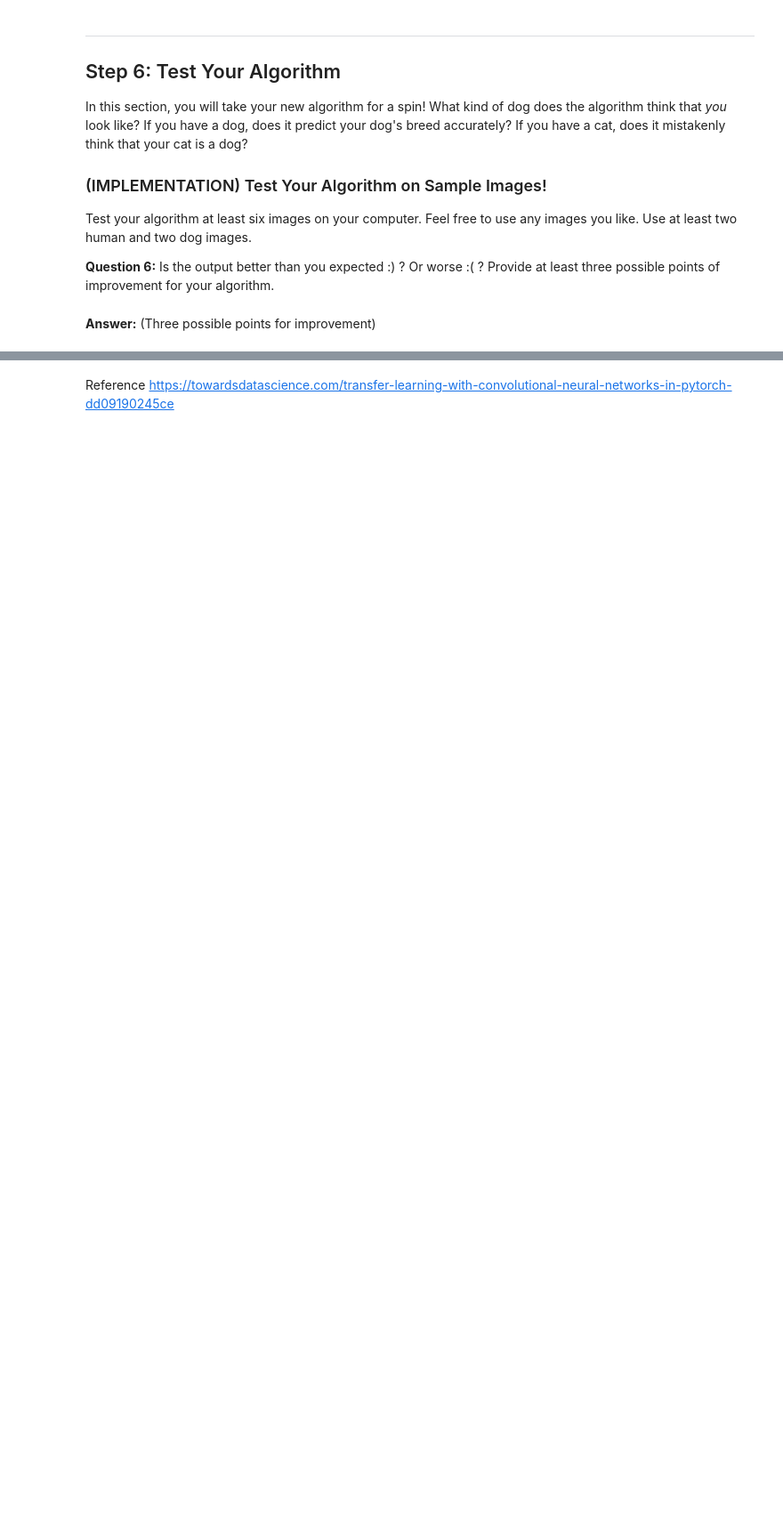
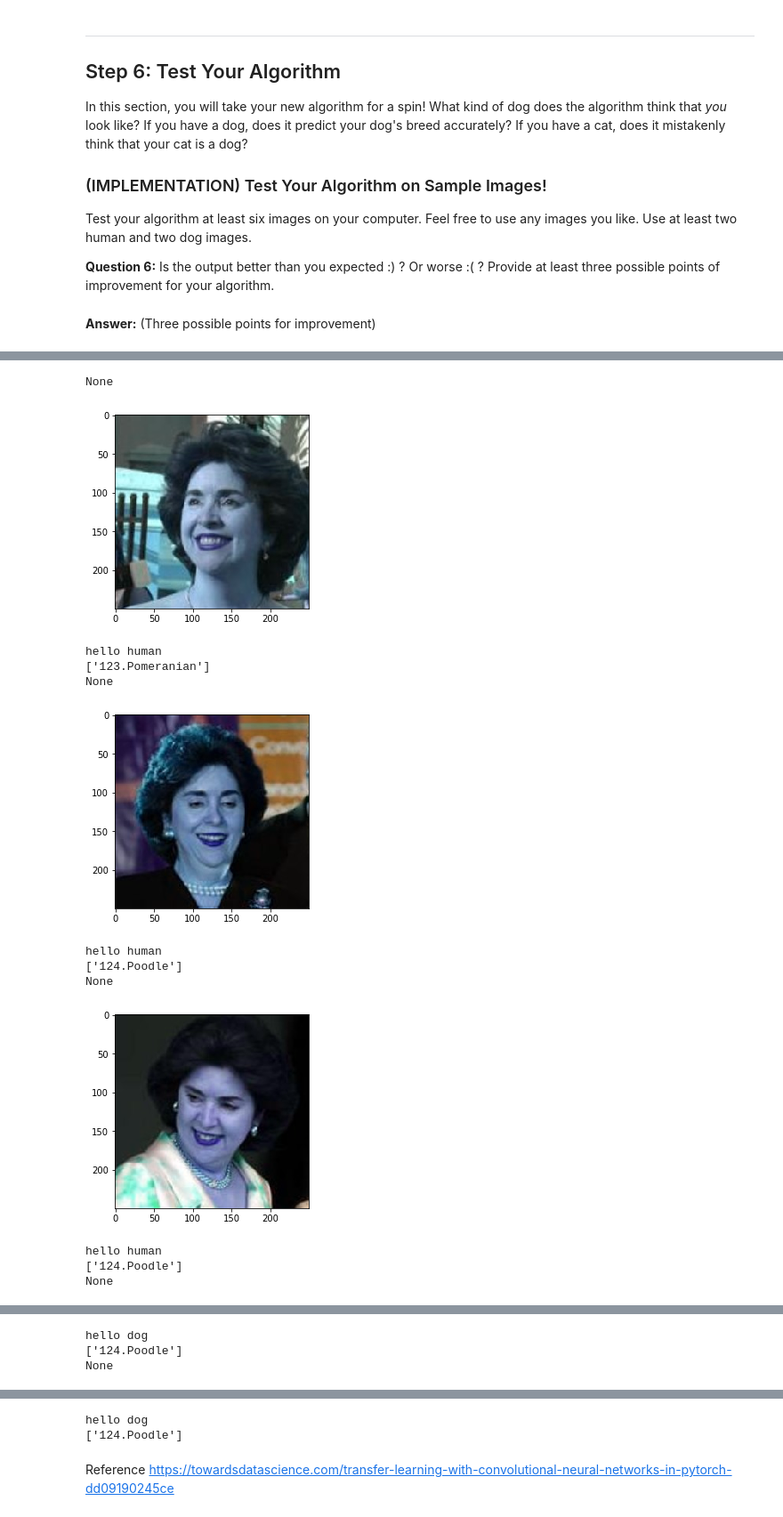
Before and after one commit to gowtham91m/Udacity_dog_breed_classification, a Jupyter notebook: dog_app_pytorch.ipynb, the cells around one changed output, grey strips where cells are left out. Shown at 89% size. Drawn from its saved outputs; the diff is of its cells as text; code cells hidden in the pictures; blank space fills up the shorter version.

```diff
--- a/dog_app_pytorch.ipynb
+++ b/dog_app_pytorch.ipynb
@@ -701,10 +783,8 @@ optimizer_transfer = None
+# %%
+criterion = nn.CrossEntropyLoss()
+optimizer_ft = optim.SGD(model_ft.parameters(), lr=0.001, momentum=0.9)
+exp_lr_scheduler = lr_scheduler.StepLR(optimizer_ft, step_size=7, gamma=0.1)
 # %% [markdown]
 ### (IMPLEMENTATION) Train and Validate the Model
 
 Train and validate your model in the code cell below.  [Save the final model parameters](http://pytorch.org/docs/master/notes/serialization.html) at filepath `'model_transfer.pt'`.
-# %%
-# train the model
-model_transfer = # train(n_epochs, loaders_transfer, model_transfer, optimizer_transfer, criterion_transfer, use_cuda, 'model_transfer.pt')
-
-# load the model that got the best validation accuracy (uncomment the line below)
-#model_transfer.load_state_dict(torch.load('model_transfer.pt'))
@@ -752,6 +942,16 @@ Some sample output for our algorithm is provided below, but feel free to design
 
 def run_app(img_path):
     ## handle cases for a human face, dog, and neither
+    if haar_face_detector(img_path):
+      print('hello human')
+      prediction = predict_breed_transfer(img_path)
+      print(prediction)
+    elif dog_detector(img_path):
+      print('hello dog')
+      prediction = predict_breed_transfer(img_path)
+      print(prediction)
+    else:
+      print("couldn't detect dog or human image")
 # %% [markdown]
 ---
 <a id='step6'></a>
@@ -769,8 +1021,23 @@ __Answer:__ (Three possible points for improvement)
 # %%
 ## TODO: Execute your algorithm from Step 6 on
 ## at least 6 images on your computer.
 ## Feel free to use as many code cells as needed.
 
 ## suggested code, below
 for file in np.hstack((human_files[:3], dog_files[:3])):
-    run_app(file)
+  np_imshow(file)
+  run_app(file)
+# %% [output]
+None
+[figure, added]
+hello human
+['123.Pomeranian']
+None
+[figure, added]
+hello human
+['124.Poodle']
+None
+[figure, added]
+hello human
+['124.Poodle']
+None
@@ -776,0 +1045,3 @@ for file in np.hstack((human_files[:3], dog_files[:3])):
+hello dog
+['124.Poodle']
+None
@@ -777,2 +1053,4 @@ for file in np.hstack((human_files[:3], dog_files[:3])):
+hello dog
+['124.Poodle']
 # %% [markdown]
 Reference https://towardsdatascience.com/transfer-learning-with-convolutional-neural-networks-in-pytorch-dd09190245ce
```
Also changed, not shown: parts of 39 cells of this notebook.
